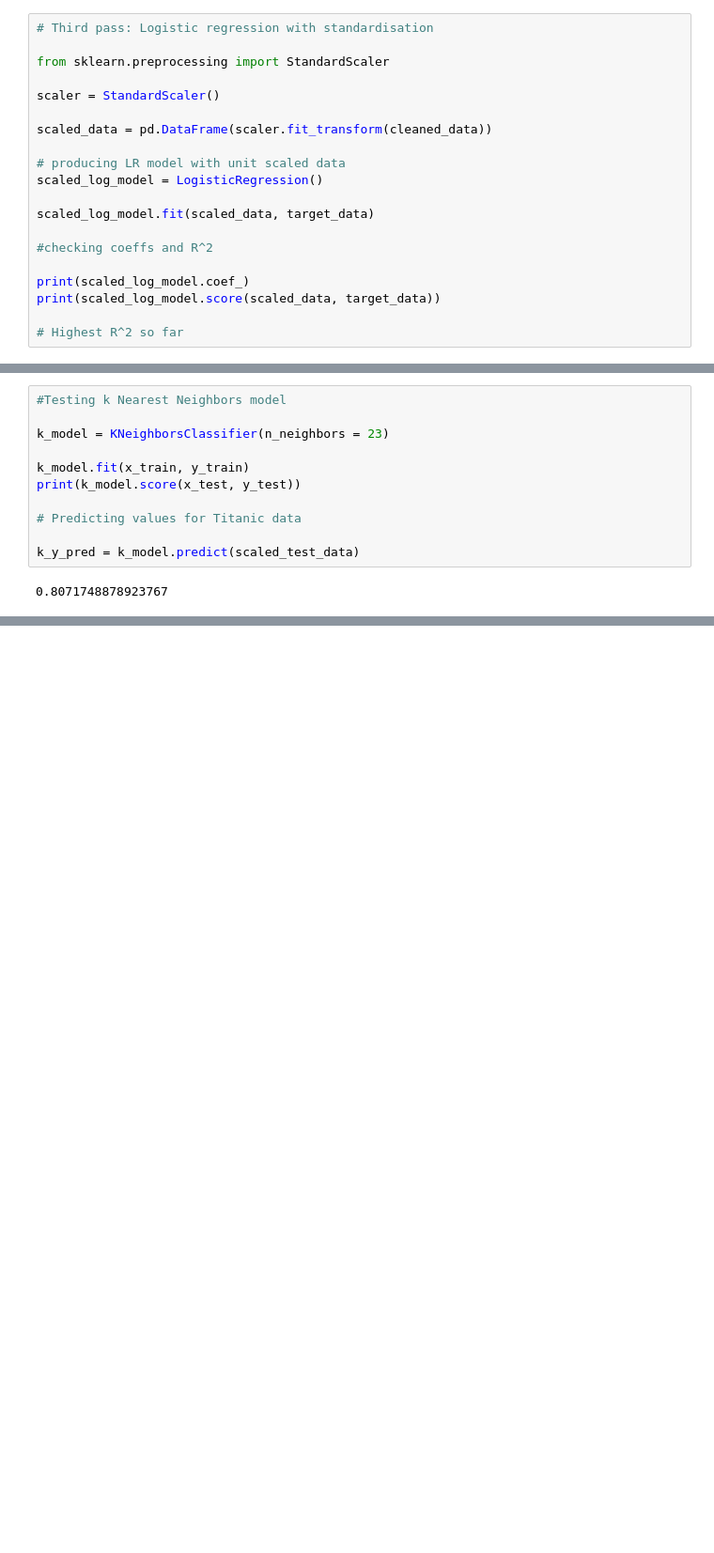
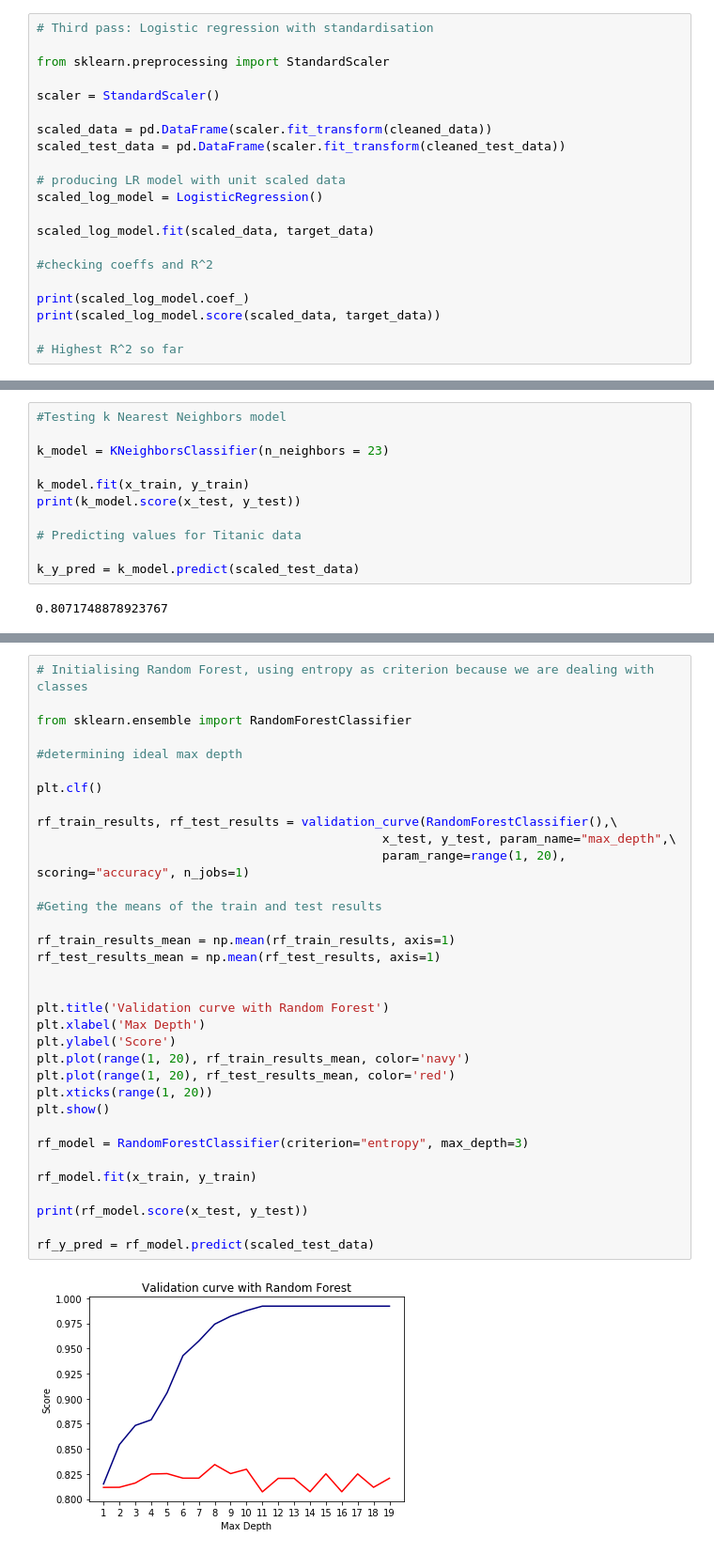
Before and after one commit to mamoore1/titanic_ml_project, a Jupyter notebook: titanic_ml.ipynb, the cells around one changed output, grey strips where cells are left out. Shown: that part at 94% size. Saved outputs shown, nothing was run; the diff lists cells and outputs as text; blank space fills up the shorter version.

Commit message:
Add SVC and Random Forest, use AuC of ROC curve to determine model to use

```diff
--- a/titanic_ml.ipynb
+++ b/titanic_ml.ipynb
@@ -220,6 +220,7 @@ from sklearn.preprocessing import StandardScaler
 scaler = StandardScaler()
 
 scaled_data = pd.DataFrame(scaler.fit_transform(cleaned_data))
+scaled_test_data = pd.DataFrame(scaler.fit_transform(cleaned_test_data))
 
 # producing LR model with unit scaled data
 scaled_log_model = LogisticRegression()
@@ -307,0 +311,36 @@ k_y_pred = k_model.predict(scaled_test_data)
+# %%
+# Initialising Random Forest, using entropy as criterion because we are dealing with classes
+
+from sklearn.ensemble import RandomForestClassifier
+
+#determining ideal max depth
+
+plt.clf()
+
+rf_train_results, rf_test_results = validation_curve(RandomForestClassifier(),\
+                                               x_test, y_test, param_name="max_depth",\
+                                               param_range=range(1, 20), scoring="accuracy", n_jobs=1)
+
+#Geting the means of the train and test results
+
+rf_train_results_mean = np.mean(rf_train_results, axis=1)
+rf_test_results_mean = np.mean(rf_test_results, axis=1)
+
+
+plt.title('Validation curve with Random Forest')
+plt.xlabel('Max Depth')
+plt.ylabel('Score')
+plt.plot(range(1, 20), rf_train_results_mean, color='navy')
+plt.plot(range(1, 20), rf_test_results_mean, color='red')
+plt.xticks(range(1, 20))
+plt.show()
+
+rf_model = RandomForestClassifier(criterion="entropy", max_depth=3)
+
+rf_model.fit(x_train, y_train)
+
+print(rf_model.score(x_test, y_test))
+
+rf_y_pred = rf_model.predict(scaled_test_data)
+# %% [output]
+[figure, added]
```
Also changed, not shown: parts of 7 cells of this notebook, 1 other file.
